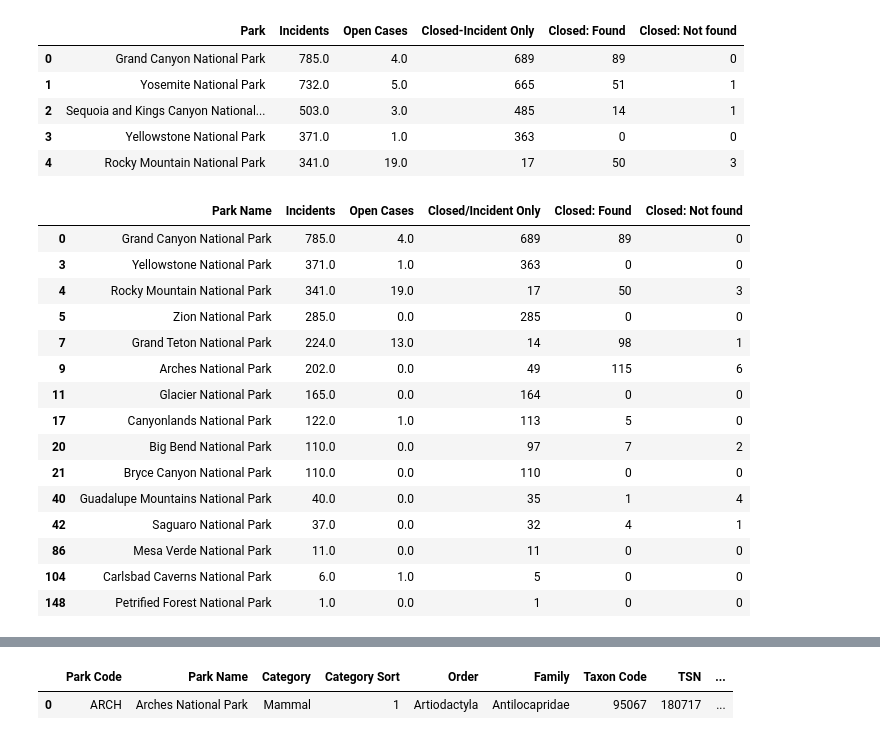
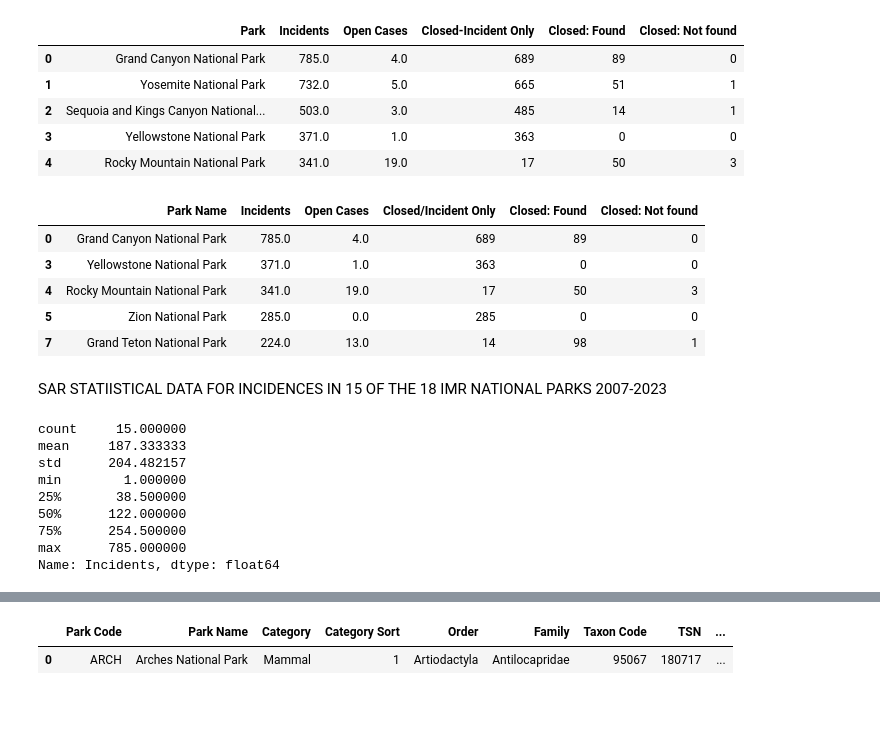
Before and after one commit to GGRAN24/Capstone_NParks, a Jupyter notebook: Capstone(a).ipynb, the cells around one changed output, grey strips where cells are left out. Cells and saved outputs as stored; diff of their text form; code cells hidden in the pictures; blank space fills up the shorter version.

```diff
--- a/Capstone(a).ipynb
+++ b/Capstone(a).ipynb
@@ -1175,23 +1247,27 @@ SAR_df.head()
 # %%
 SAR_df=SAR_df.rename(columns={'Park':'Park Name','Closed-Incident Only':'Closed/Incident Only'})
 # %%
-List=['Petrified Forest National Park','Big Bend National Park','Carlsbad Caverns National Park','Glacier Bay National Park & Preserve', 'Arches National Park','Guadalupe Mountains National Park','Mesa Verde National Park','Bryce Canyon National Park','White Sands National Park','Great Sand Dunes National Park & Preserve','Glacier National Park','Saguaro National Park','Canyonlands National Park','Rocky Mountain National Park','Yellowstone National Park','Zion National Park','Grand Teton National Park','Grand Canyon National Park','Black Canyon Of The Gunnison National Park',]
-SAR_df=SAR_df.loc[SAR_df['Park Name'].isin(List)]
-SAR_df
+List=['Petrified Forest National Park','Big Bend National Park','Carlsbad Caverns National Park','Arches National Park','Guadalupe Mountains National Park','Mesa Verde National Park','Bryce Canyon National Park','White Sands National Park','Great Sand Dunes National Park & Preserve','Glacier National Park','Saguaro National Park','Canyonlands National Park','Rocky Mountain National Park','Yellowstone National Park','Zion National Park','Grand Teton National Park','Grand Canyon National Park','Black Canyon Of The Gunnison National Park',]
+SAR=SAR_df.loc[SAR_df['Park Name'].isin(List)]
+SAR.head()
 # %% [output]
 |  | Park Name | Incidents | Open Cases | Closed/Incident Only | Closed: Found | Closed: Not found |
 | 0 | Grand Canyon National Park | 785.0 | 4.0 | 689 | 89 | 0 |
 | 3 | Yellowstone National Park | 371.0 | 1.0 | 363 | 0 | 0 |
 | 4 | Rocky Mountain National Park | 341.0 | 19.0 | 17 | 50 | 3 |
 | 5 | Zion National Park | 285.0 | 0.0 | 285 | 0 | 0 |
 | 7 | Grand Teton National Park | 224.0 | 13.0 | 14 | 98 | 1 |
-| 9 | Arches National Park | 202.0 | 0.0 | 49 | 115 | 6 |
-| 11 | Glacier National Park | 165.0 | 0.0 | 164 | 0 | 0 |
-| 17 | Canyonlands National Park | 122.0 | 1.0 | 113 | 5 | 0 |
-| 20 | Big Bend National Park | 110.0 | 0.0 | 97 | 7 | 2 |
-| 21 | Bryce Canyon National Park | 110.0 | 0.0 | 110 | 0 | 0 |
-| 40 | Guadalupe Mountains National Park | 40.0 | 0.0 | 35 | 1 | 4 |
-| 42 | Saguaro National Park | 37.0 | 0.0 | 32 | 4 | 1 |
-| 86 | Mesa Verde National Park | 11.0 | 0.0 | 11 | 0 | 0 |
-| 104 | Carlsbad Caverns National Park | 6.0 | 1.0 | 5 | 0 | 0 |
-| 148 | Petrified Forest National Park | 1.0 | 0.0 | 1 | 0 | 0 |
+# %% [markdown]
+SAR STATIISTICAL DATA FOR INCIDENCES IN 15 OF THE 18 IMR NATIONAL PARKS 2007-2023
+# %%
+SAR['Incidents'].describe()
+# %% [output]
+count     15.000000
+mean     187.333333
+std      204.482157
+min        1.000000
+25%       38.500000
+50%      122.000000
+75%      254.500000
+max      785.000000
+Name: Incidents, dtype: float64
```
Also changed, not shown: parts of 55 cells of this notebook.
